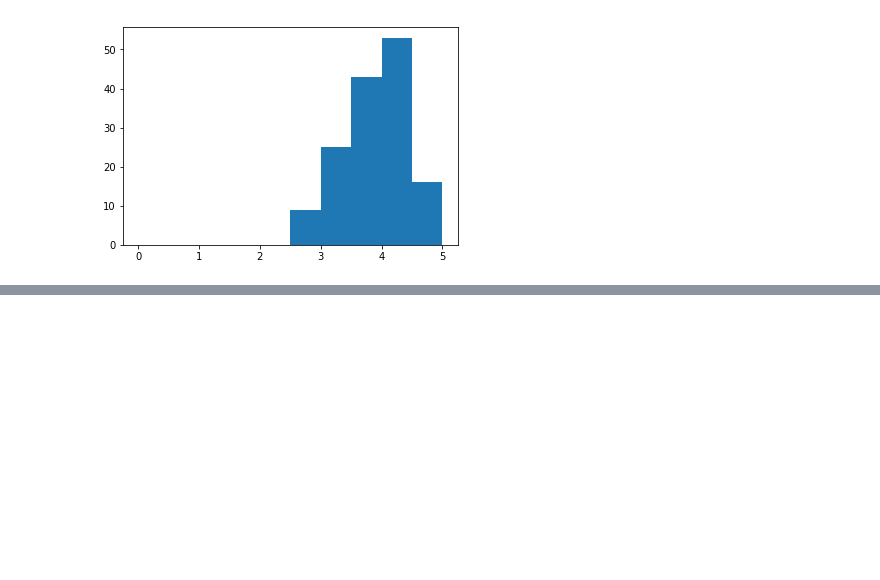
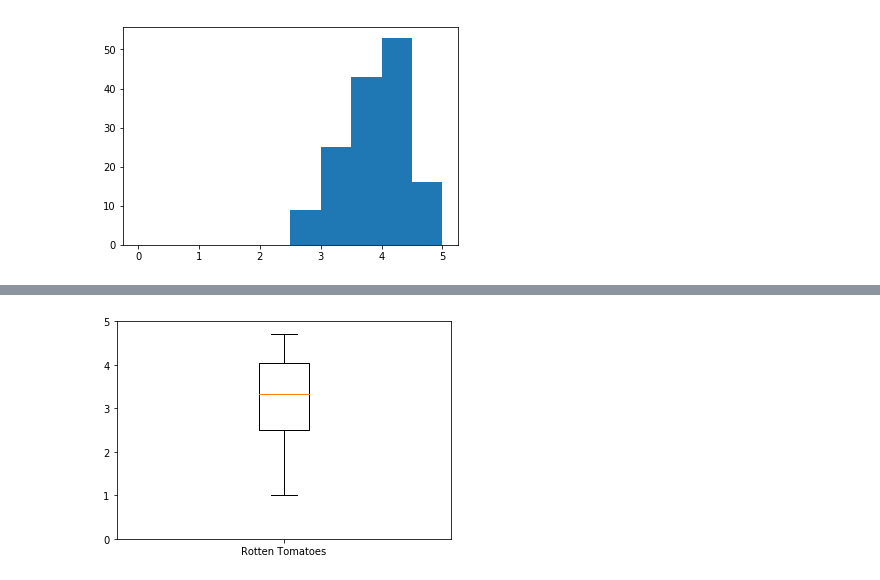
Before and after one commit to txkhaund/Dataquest_DS_path, a Jupyter notebook: Missions/2. Data Analysis and Visualization/2. Exploratory Data Visualization/4. Histograms And Box Plots.ipynb, the cells around one changed output, grey strips where cells are left out. Cells and saved outputs as stored; diff of their text form; code cells hidden in the pictures; blank space fills up the shorter version.

```diff
--- a/Missions/2. Data Analysis and Visualization/2. Exploratory Data Visualization/4. Histograms And Box Plots.ipynb
+++ b/Missions/2. Data Analysis and Visualization/2. Exploratory Data Visualization/4. Histograms And Box Plots.ipynb
@@ -96,0 +155,8 @@ If you recall, one of the questions we were looking to answer was:
+# %%
+fig, ax = plt.subplots()
+ax.boxplot(norm_reviews["RT_user_norm"])
+ax.set_ylim(0, 5)
+ax.set_xticklabels(["Rotten Tomatoes"])
+plt.show()
+# %% [output]
+[figure, added]
```
Also changed, not shown: parts of 12 cells of this notebook.
